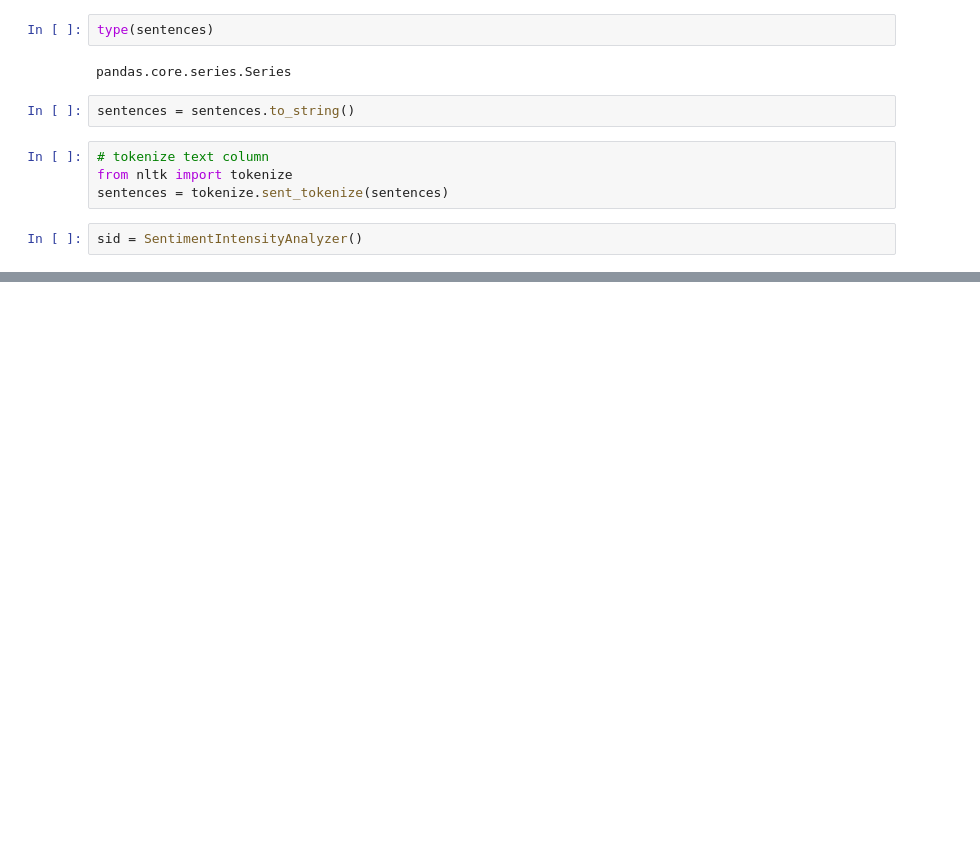
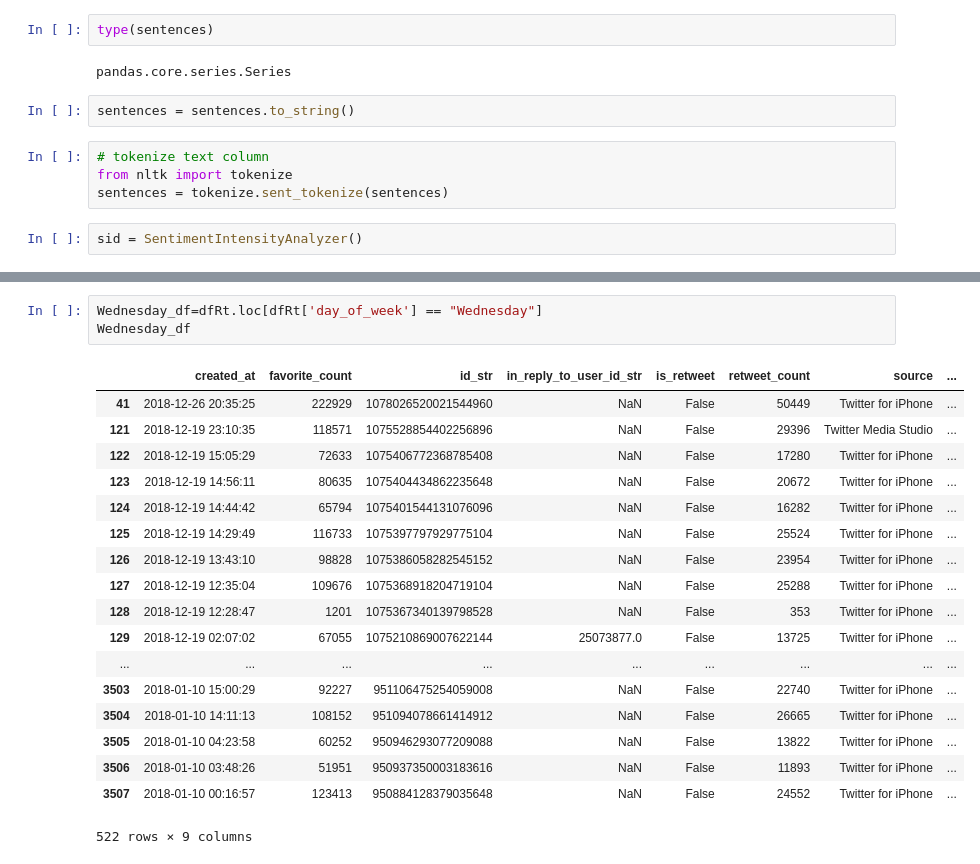
Before and after one commit to dorisep/Project3, a Jupyter notebook: NLP vader.ipynb, the cells around one changed output, grey strips where cells are left out. Drawn from its saved outputs; the diff is of its cells as text; blank space fills up the shorter version.

```diff
--- a/NLP vader.ipynb
+++ b/NLP vader.ipynb
@@ -122,0 +208,22 @@ plt.savefig('Season1.png')
+# %%
+Wednesday_df=dfRt.loc[dfRt['day_of_week'] == "Wednesday"]
+Wednesday_df
+# %% [output]
+|  | created_at | favorite_count | id_str | in_reply_to_user_id_str | is_retweet | retweet_count | source | ... |
+| 41 | 2018-12-26 20:35:25 | 222929 | 1078026520021544960 | NaN | False | 50449 | Twitter for iPhone | ... |
+| 121 | 2018-12-19 23:10:35 | 118571 | 1075528854402256896 | NaN | False | 29396 | Twitter Media Studio | ... |
+| 122 | 2018-12-19 15:05:29 | 72633 | 1075406772368785408 | NaN | False | 17280 | Twitter for iPhone | ... |
+| 123 | 2018-12-19 14:56:11 | 80635 | 1075404434862235648 | NaN | False | 20672 | Twitter for iPhone | ... |
+| 124 | 2018-12-19 14:44:42 | 65794 | 1075401544131076096 | NaN | False | 16282 | Twitter for iPhone | ... |
+| 125 | 2018-12-19 14:29:49 | 116733 | 1075397797929775104 | NaN | False | 25524 | Twitter for iPhone | ... |
+| 126 | 2018-12-19 13:43:10 | 98828 | 1075386058282545152 | NaN | False | 23954 | Twitter for iPhone | ... |
+| 127 | 2018-12-19 12:35:04 | 109676 | 1075368918204719104 | NaN | False | 25288 | Twitter for iPhone | ... |
+| 128 | 2018-12-19 12:28:47 | 1201 | 1075367340139798528 | NaN | False | 353 | Twitter for iPhone | ... |
+| 129 | 2018-12-19 02:07:02 | 67055 | 1075210869007622144 | 25073877.0 | False | 13725 | Twitter for iPhone | ... |
+| ... | ... | ... | ... | ... | ... | ... | ... | ... |
+| 3503 | 2018-01-10 15:00:29 | 92227 | 951106475254059008 | NaN | False | 22740 | Twitter for iPhone | ... |
+| 3504 | 2018-01-10 14:11:13 | 108152 | 951094078661414912 | NaN | False | 26665 | Twitter for iPhone | ... |
+| 3505 | 2018-01-10 04:23:58 | 60252 | 950946293077209088 | NaN | False | 13822 | Twitter for iPhone | ... |
+| 3506 | 2018-01-10 03:48:26 | 51951 | 950937350003183616 | NaN | False | 11893 | Twitter for iPhone | ... |
+| 3507 | 2018-01-10 00:16:57 | 123413 | 950884128379035648 | NaN | False | 24552 | Twitter for iPhone | ... |
+522 rows × 9 columns
```
Also changed, not shown: parts of 22 cells of this notebook.
